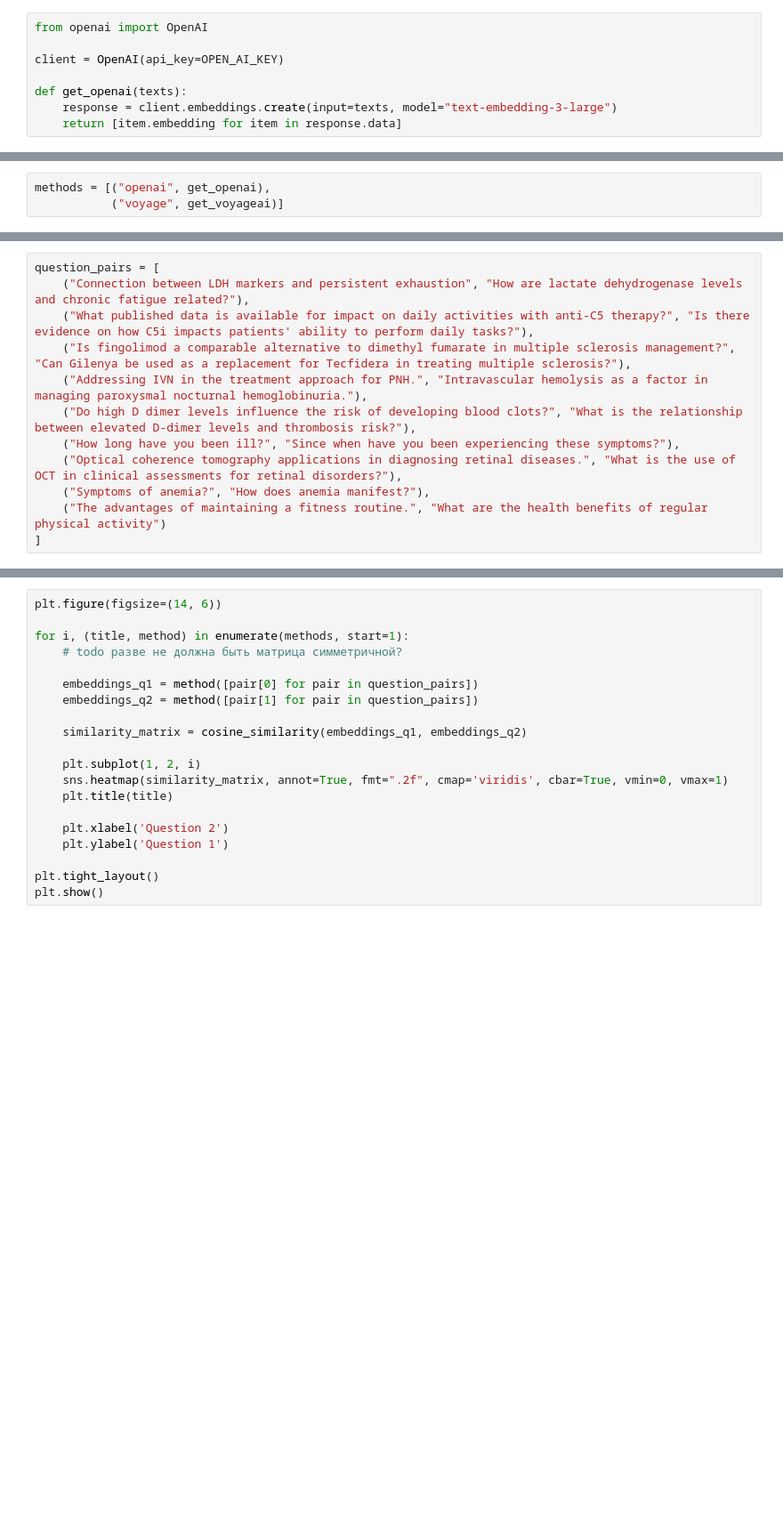
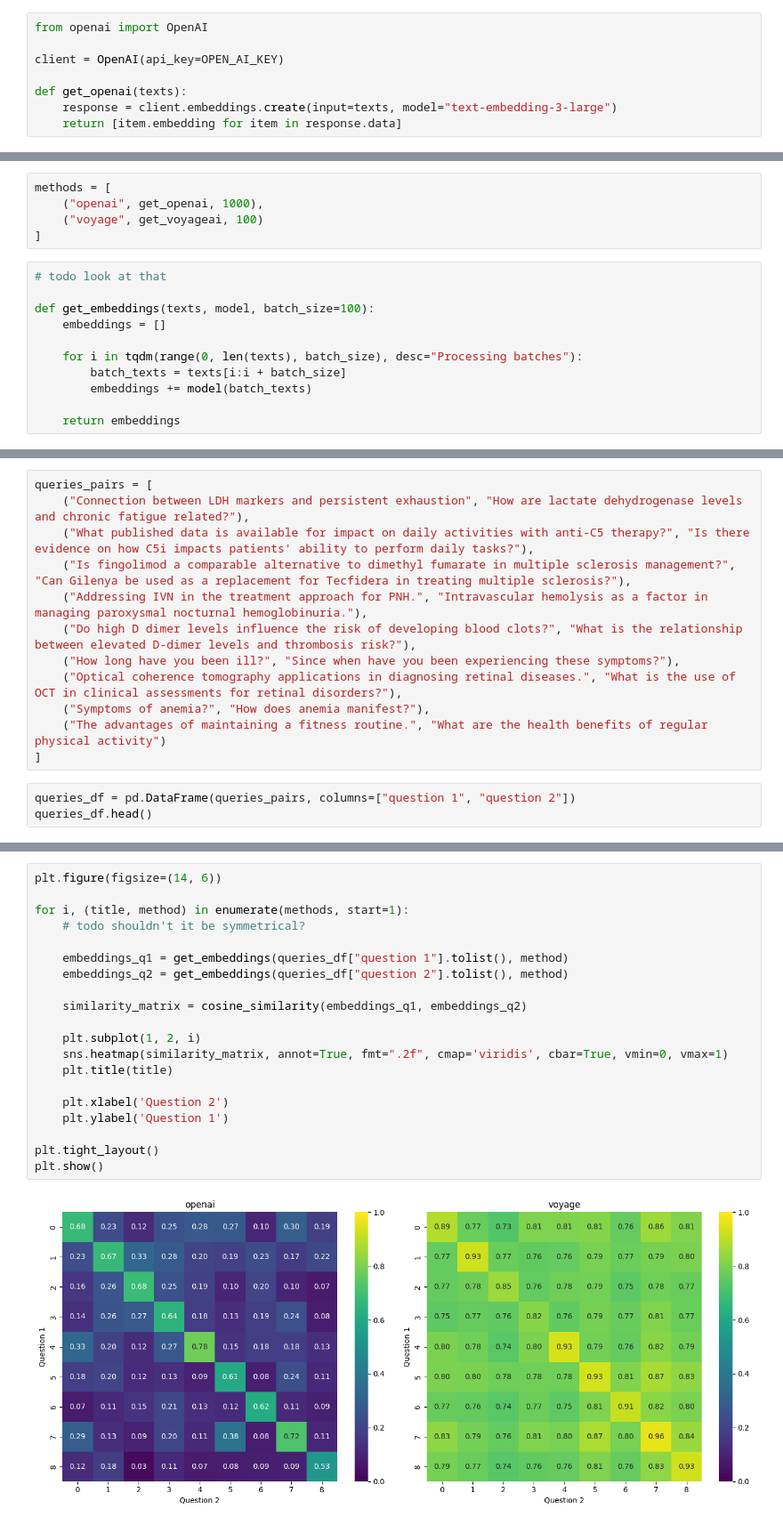
Before and after one commit to chakchurina/embedding-model-selection, a Jupyter notebook: embedding_analysis.ipynb, the cells around one changed output, grey strips where cells are left out. Shown at 89% size. Drawn from its saved outputs; the diff is of its cells as text; blank space fills up the shorter version.

```diff
--- a/embedding_analysis.ipynb
+++ b/embedding_analysis.ipynb
@@ -180,6 +124,19 @@ def get_openai(texts):
 #         return BioGPT()
 #     return None
 # %%
-methods = [("openai", get_openai),
-           ("voyage", get_voyageai)]
+methods = [
+    ("openai", get_openai, 1000),
+    ("voyage", get_voyageai, 100)
+]
+# %%
+# todo look at that
+
+def get_embeddings(texts, model, batch_size=100):
+    embeddings = []
+
+    for i in tqdm(range(0, len(texts), batch_size), desc="Processing batches"):
+        batch_texts = texts[i:i + batch_size]
+        embeddings += model(batch_texts)
+
+    return embeddings
 # %% [markdown]
@@ -187,5 +144,5 @@ methods = [("openai", get_openai),
 # %%
-question_pairs = [
+queries_pairs = [
     ("Сonnection between LDH markers and persistent exhaustion", "How are lactate dehydrogenase levels and chronic fatigue related?"),
     ("What published data is available for impact on daily activities with anti-C5 therapy?", "Is there evidence on how C5i impacts patients' ability to perform daily tasks?"),
     ("Is fingolimod a comparable alternative to dimethyl fumarate in multiple sclerosis management?", "Can Gilenya be used as a replacement for Tecfidera in treating multiple sclerosis?"),
@@ -196,3 +153,6 @@ question_pairs = [
     ("Symptoms of anemia?", "How does anemia manifest?"),
     ("The advantages of maintaining a fitness routine.", "What are the health benefits of regular physical activity")
 ]
+# %%
+queries_df = pd.DataFrame(queries_pairs, columns=["question 1", "question 2"])
+queries_df.head()
@@ -199,21 +166,23 @@ question_pairs = [
 # %%
 plt.figure(figsize=(14, 6))
 
 for i, (title, method) in enumerate(methods, start=1):
-    # todo разве не должна быть матрица симметричной?
+    # todo shouldn't it be symmetrical?
 
-    embeddings_q1 = method([pair[0] for pair in question_pairs])
-    embeddings_q2 = method([pair[1] for pair in question_pairs])
+    embeddings_q1 = get_embeddings(queries_df["question 1"].tolist(), method)
+    embeddings_q2 = get_embeddings(queries_df["question 2"].tolist(), method)
 
     similarity_matrix = cosine_similarity(embeddings_q1, embeddings_q2)
 
     plt.subplot(1, 2, i)
     sns.heatmap(similarity_matrix, annot=True, fmt=".2f", cmap='viridis', cbar=True, vmin=0, vmax=1)
     plt.title(title)
 
     plt.xlabel('Question 2')
     plt.ylabel('Question 1')
 
 plt.tight_layout()
 plt.show()
+# %% [output]
+[figure, added]
 # %% [markdown]
```
Also changed, not shown: parts of 67 cells of this notebook.
